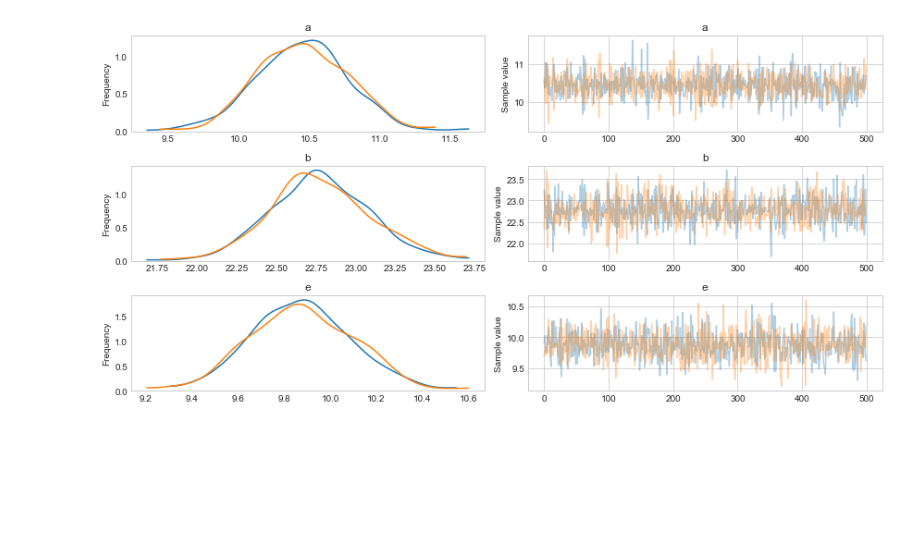
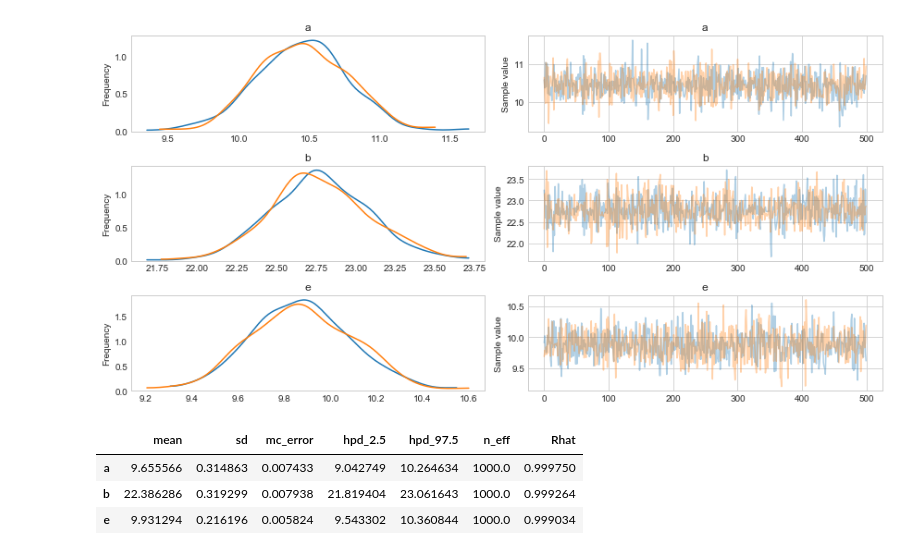
Before and after one commit to conormm/pytorch_blogpost1, a Jupyter notebook: very_simple_linear_regression.ipynb, the cells around one changed output. Saved outputs shown, nothing was run; the diff lists cells and outputs as text; code cells hidden in the pictures; blank space fills up the shorter version.

```diff
--- a/very_simple_linear_regression.ipynb
+++ b/very_simple_linear_regression.ipynb
@@ -39,3 +39,10 @@ NUTS: [e_log__, b, a]
 pm.traceplot(out);
 # %% [output]
 [figure]
+# %%
+pm.summary(out)
+# %% [output]
+|  | mean | sd | mc_error | hpd_2.5 | hpd_97.5 | n_eff | Rhat |
+| a | 9.655566 | 0.314863 | 0.007433 | 9.042749 | 10.264634 | 1000.0 | 0.999750 |
+| b | 22.386286 | 0.319299 | 0.007938 | 21.819404 | 23.061643 | 1000.0 | 0.999264 |
+| e | 9.931294 | 0.216196 | 0.005824 | 9.543302 | 10.360844 | 1000.0 | 0.999034 |
```
Also changed, not shown: parts of 5 cells of this notebook.
